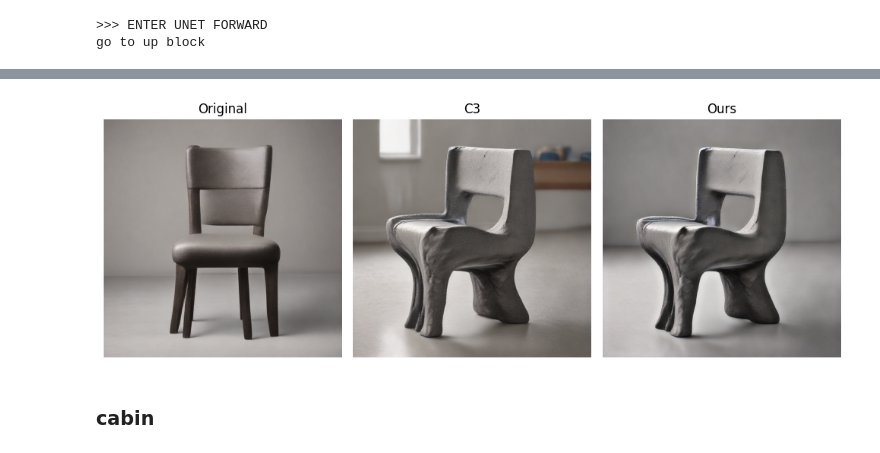
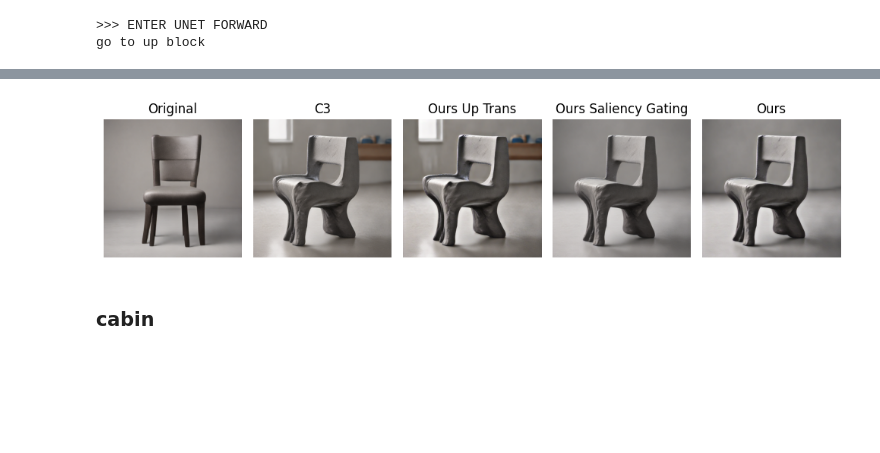
Before and after one commit to YannisZang/Dual-Stage-Feature-Transformation-for-Creative-Diffusion, a Jupyter notebook: image_generation_examples.ipynb, the cells around one changed output, grey strips where cells are left out. Cells and saved outputs as stored; diff of their text form; code cells hidden in the pictures; blank space fills up the shorter version.

Commit message:
add saliency gating on fft on up blocks

```diff
--- a/image_generation_examples.ipynb
+++ b/image_generation_examples.ipynb
@@ -222,0 +136,6 @@ run gabor on up
+# %%
+## only apply up blocks transformation
+up_trans = model.dual_stage(prompt=prompt, seed=seed, replace_mask=amplification_factor, cutoff=[10.0,5.0,5.0,5.0,1.0,1.0,1.0], filter_factor=0.8, saliency_fft=False)
+## only apply saliency gating
+down_saliency = model.dual_stage(prompt=prompt, seed=seed, replace_mask=amplification_factor, cutoff=[10.0,5.0,5.0,5.0,1.0,1.0,1.0], apply_filter=False, filter_factor=0.8, saliency_fft=True)
+dual = model.dual_stage(prompt=prompt, seed=seed, replace_mask=amplification_factor,cutoff=[10.0,5.0,5.0,5.0,1.0,1.0,1.0], filter_factor=0.8)
@@ -223,22 +200,34 @@ run gabor on up
 # %%
-gs = gridspec.GridSpec(1, 3, width_ratios=[1, 1, 1])
+gs = gridspec.GridSpec(1, 5, width_ratios=[1, 1, 1, 1, 1])
 fig = plt.figure(figsize=(10, 5))
 ax1 = plt.subplot(gs[0])
 ax2 = plt.subplot(gs[1])
 ax3 = plt.subplot(gs[2])
+ax4 = plt.subplot(gs[3])
+ax5 = plt.subplot(gs[4])
 ax1.imshow(orig)
 ax1.axis('off')
 ax1.set_title('Original')
+
 ax2.imshow(c3)
 ax2.axis('off')
 ax2.set_title('C3')
-ax3.imshow(dual)
+
+ax3.imshow(up_trans)
 ax3.axis('off')
-ax3.set_title('Ours')
+ax3.set_title('Ours Up Trans')
+
+ax4.imshow(down_saliency)
+ax4.axis('off')
+ax4.set_title('Ours Saliency Gating')
+
+ax5.imshow(dual)
+ax5.axis('off')
+ax5.set_title('Ours')
 plt.tight_layout()
 plt.show()
 # %% [output]
-[figure, old version]
+[figure, new version]
 # %% [markdown]
 ### cabin
 # %%
```
Also changed, not shown: parts of 12 cells of this notebook, 4 other files.
